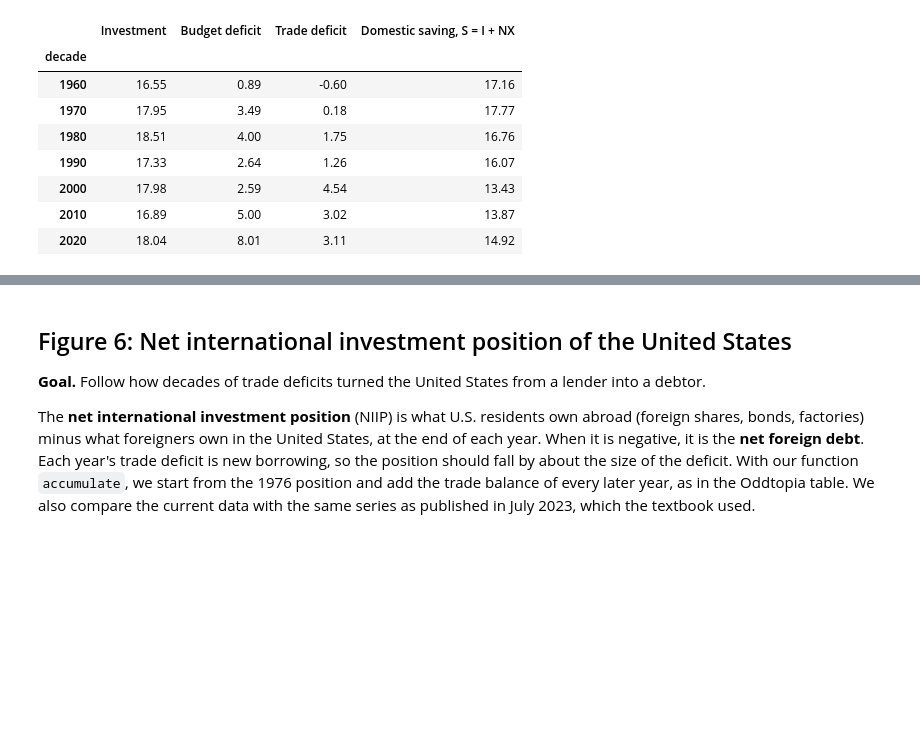
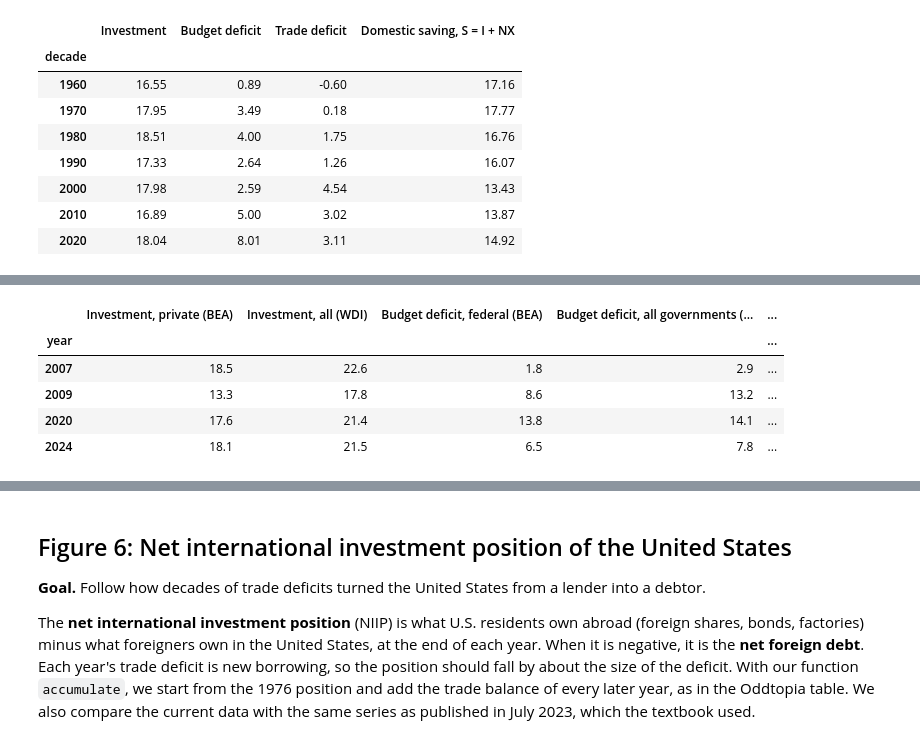
Before and after one commit to quarcs-lab/macro102-site, a Jupyter notebook: notebooks/ch19-international-trade.ipynb, the cells around one changed output, grey strips where cells are left out. Cells and saved outputs as stored; diff of their text form; code cells hidden in the pictures; blank space fills up the shorter version.

```diff
--- a/notebooks/ch19-international-trade.ipynb
+++ b/notebooks/ch19-international-trade.ipynb
@@ -979,0 +1447,15 @@ that year?
+# %%
+twin_world = pd.read_csv(DATA_URL + "twin_deficits_world.csv")
+us_world = twin_world[twin_world.country == "U.S."].set_index("year")
+pd.DataFrame({"Investment, private (BEA)": named.Investment, "Investment, all (WDI)": us_world.investment,
+              "Budget deficit, federal (BEA)": named["Budget deficit"],
+              "Budget deficit, all governments (IMF)": us_world.budget_deficit,
+              "Trade deficit (BEA)": named["Trade deficit"], "Trade deficit (WDI)": us_world.trade_deficit}
+             ).loc[[2007, 2009, 2020, 2024]].round(1)
+# %% [output]
+|  | Investment, private (BEA) | Investment, all (WDI) | Budget deficit, federal (BEA) | Budget deficit, all governments (... | ... |
+| year |  |  |  |  | ... |
+| 2007 | 18.5 | 22.6 | 1.8 | 2.9 | ... |
+| 2009 | 13.3 | 17.8 | 8.6 | 13.2 | ... |
+| 2020 | 17.6 | 21.4 | 13.8 | 14.1 | ... |
+| 2024 | 18.1 | 21.5 | 6.5 | 7.8 | ... |
```
Also changed, not shown: parts of 75 cells of this notebook, 41 other files.
